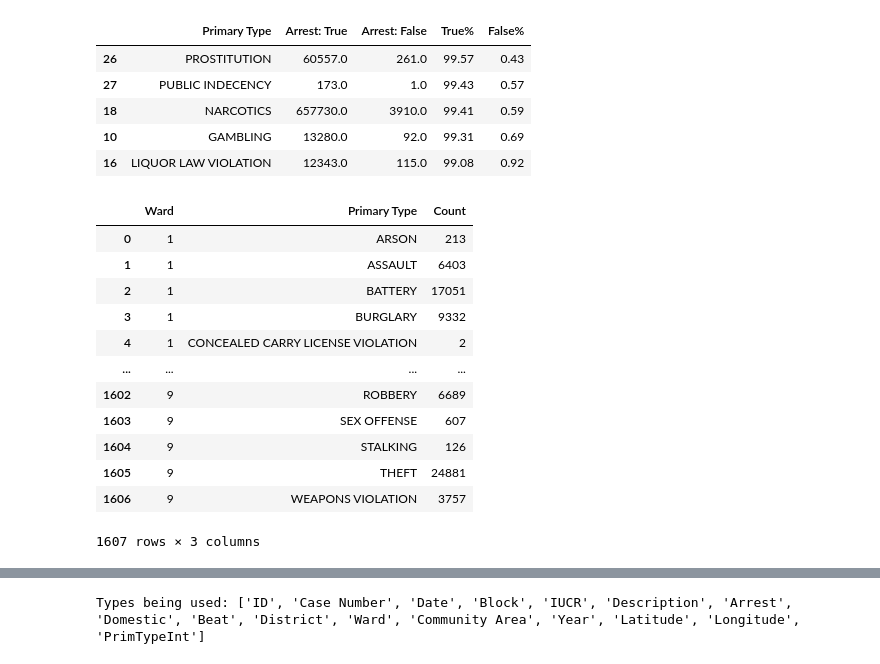
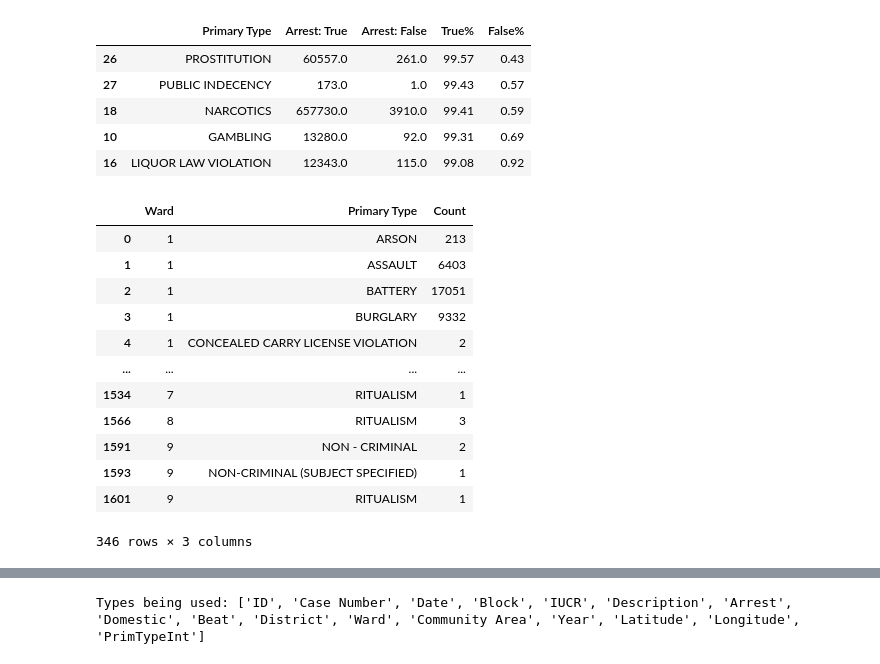
Before and after one commit to jimitbhalavat/CS435TermProject, a Jupyter notebook: TermProject.ipynb, the cells around one changed output, grey strips where cells are left out. Drawn from its saved outputs; the diff is of its cells as text; code cells hidden in the pictures.

```diff
--- a/TermProject.ipynb
+++ b/TermProject.ipynb
@@ -82,18 +82,18 @@ temp.head()
 | 16 | LIQUOR LAW VIOLATION | 12343.0 | 115.0 | 99.08 | 0.92 |
 # %%
 ward = pd.read_csv('MR_Results/Ward_PrimaryType.csv')
-ward
+ward.groupby(by=['Primary Type']).head()
 # %% [output]
 |  | Ward | Primary Type | Count |
 | 0 | 1 | ARSON | 213 |
 | 1 | 1 | ASSAULT | 6403 |
 | 2 | 1 | BATTERY | 17051 |
 | 3 | 1 | BURGLARY | 9332 |
 | 4 | 1 | CONCEALED CARRY LICENSE VIOLATION | 2 |
 | ... | ... | ... | ... |
-| 1602 | 9 | ROBBERY | 6689 |
-| 1603 | 9 | SEX OFFENSE | 607 |
-| 1604 | 9 | STALKING | 126 |
-| 1605 | 9 | THEFT | 24881 |
-| 1606 | 9 | WEAPONS VIOLATION | 3757 |
+| 1534 | 7 | RITUALISM | 1 |
+| 1566 | 8 | RITUALISM | 3 |
+| 1591 | 9 | NON - CRIMINAL | 2 |
+| 1593 | 9 | NON-CRIMINAL (SUBJECT SPECIFIED) | 1 |
+| 1601 | 9 | RITUALISM | 1 |
-1607 rows × 3 columns
+346 rows × 3 columns
```
Also changed, not shown: parts of 7 cells of this notebook.
